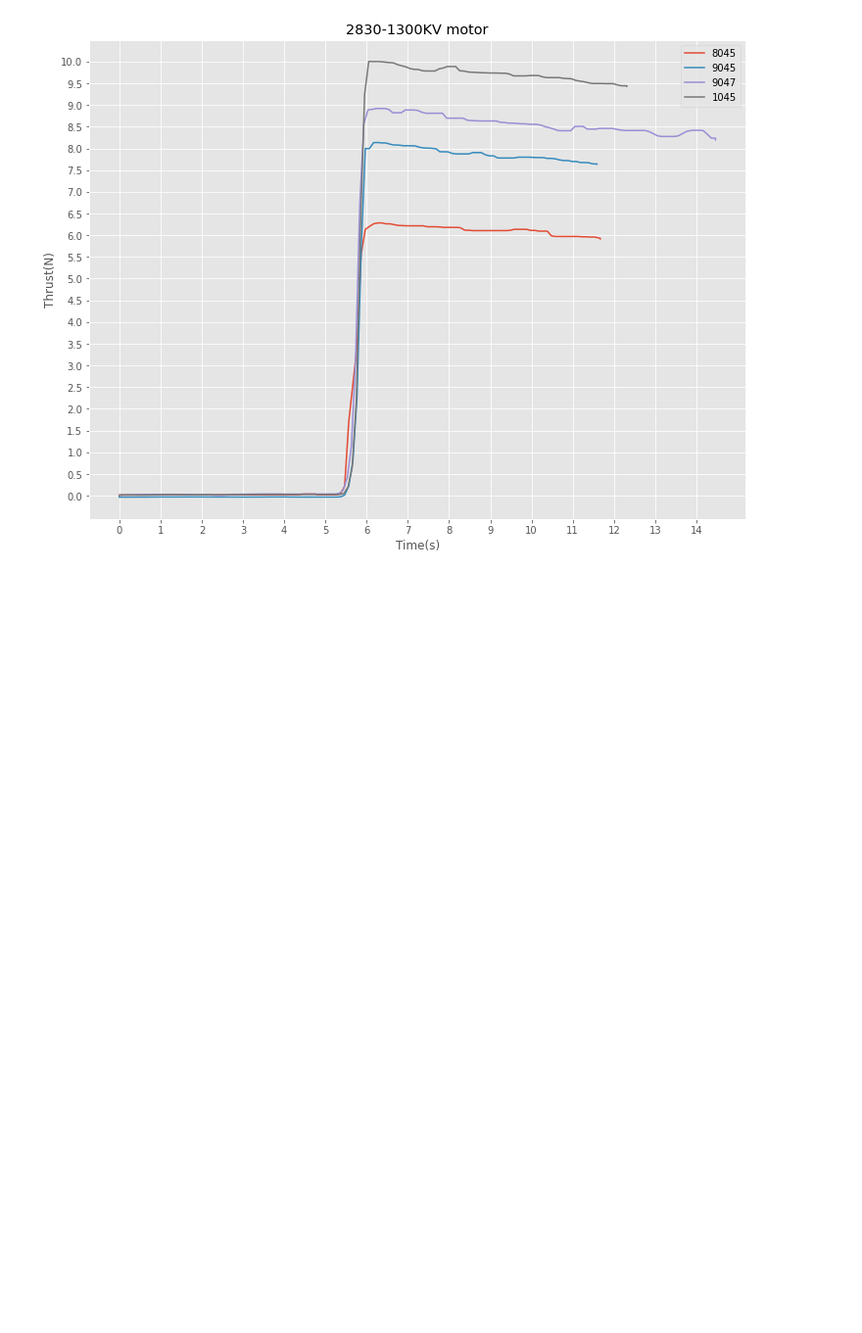
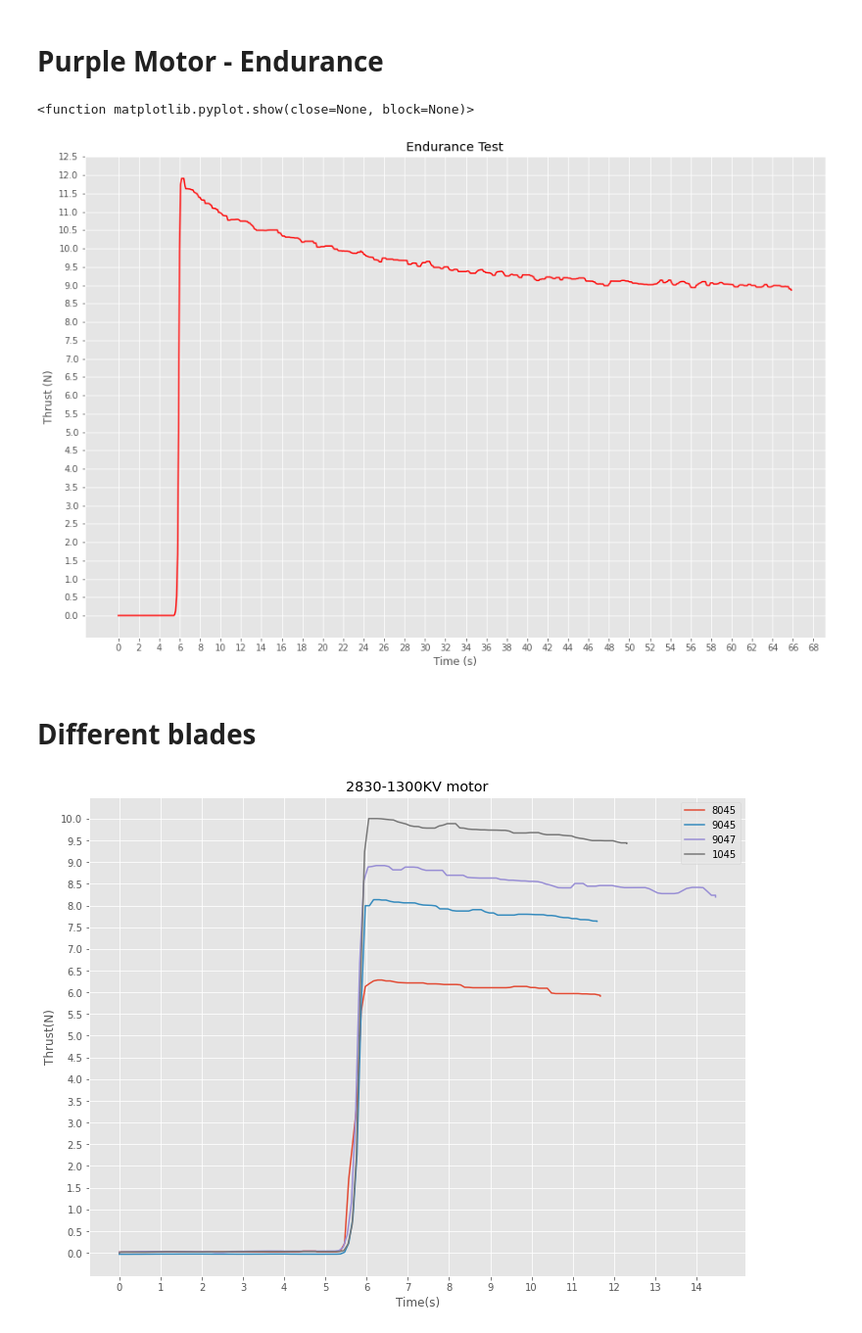
Before and after one commit to nmarks99/aero-capstone, a Jupyter notebook: thrust_test/nice_plots.ipynb, the cells around one changed output. Shown at 98% size. Cells and saved outputs as stored; diff of their text form; code cells hidden in the pictures; blank space fills up the shorter version.

```diff
--- a/thrust_test/nice_plots.ipynb
+++ b/thrust_test/nice_plots.ipynb
@@ -19,10 +19,28 @@ def get_data(data_path):
 
     return temp_time,temp_force
 
-def normalize(data,n):
-    avg = np.mean(data[0:n])
+def normalize(data,firstn):
+    avg = np.mean(data[0:firstn])
     ndata = [i-avg for i in data]
     return ndata
+# %% [markdown]
+# Purple Motor - Endurance
+# %%
+t,thrust = get_data("data/purple_motor/endurance_90.txt")
+thrust = normalize(thrust,5)
+
+plt.style.use('ggplot')
+fig, ax = plt.subplots(figsize = (15,10))
+plt.xticks(np.arange(0,70,2))
+plt.yticks(np.arange(0,15,0.5))
+ax.set(ylabel="Thrust (N)", xlabel="Time (s)", title="Endurance Test")
+ax.plot(t,thrust,'-r')
+plt.show
+# %% [output]
+<function matplotlib.pyplot.show(close=None, block=None)>
+[figure, added]
+# %% [markdown]
+# Different blades
 # %%
 purple_data_paths = ["data/purple_motor/8045_90.txt", "data/purple_motor/9045_90.txt", "data/purple_motor/9047_90.txt", "data/purple_motor/1045_90.txt"]
 
```
